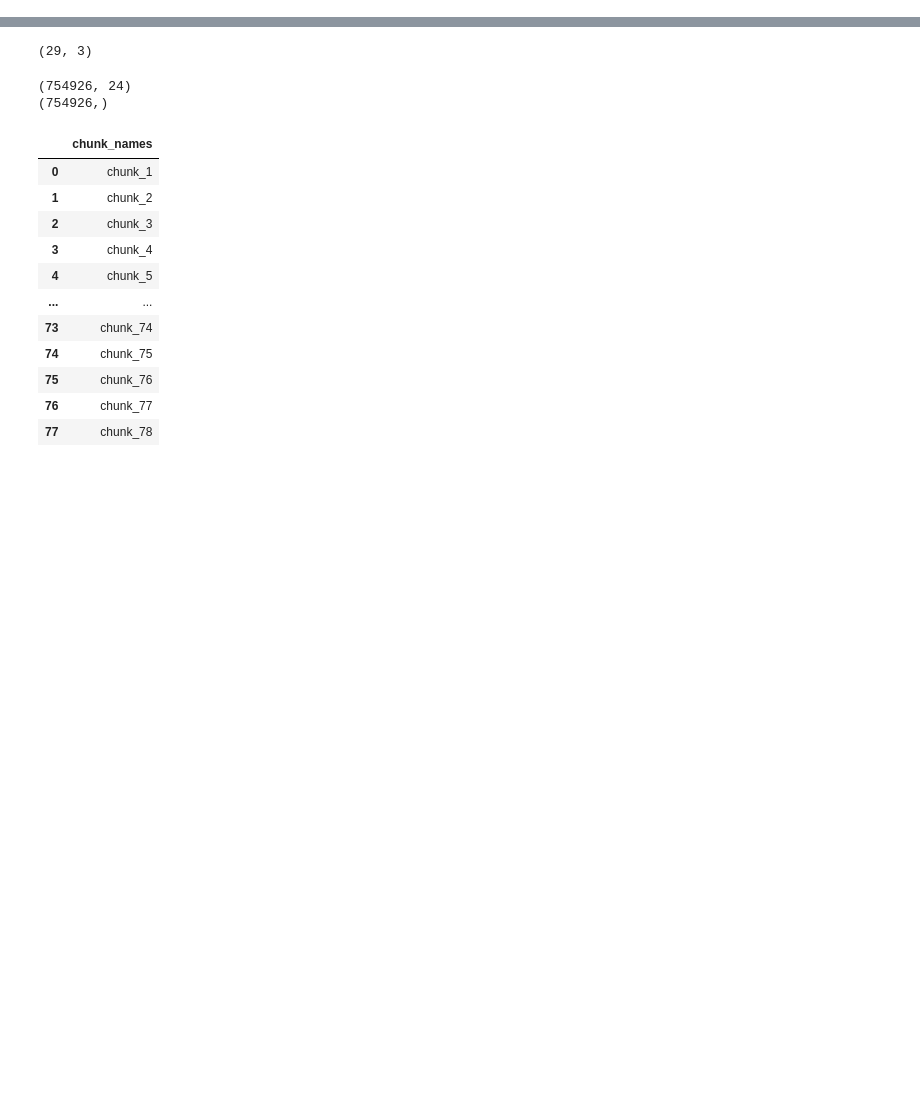
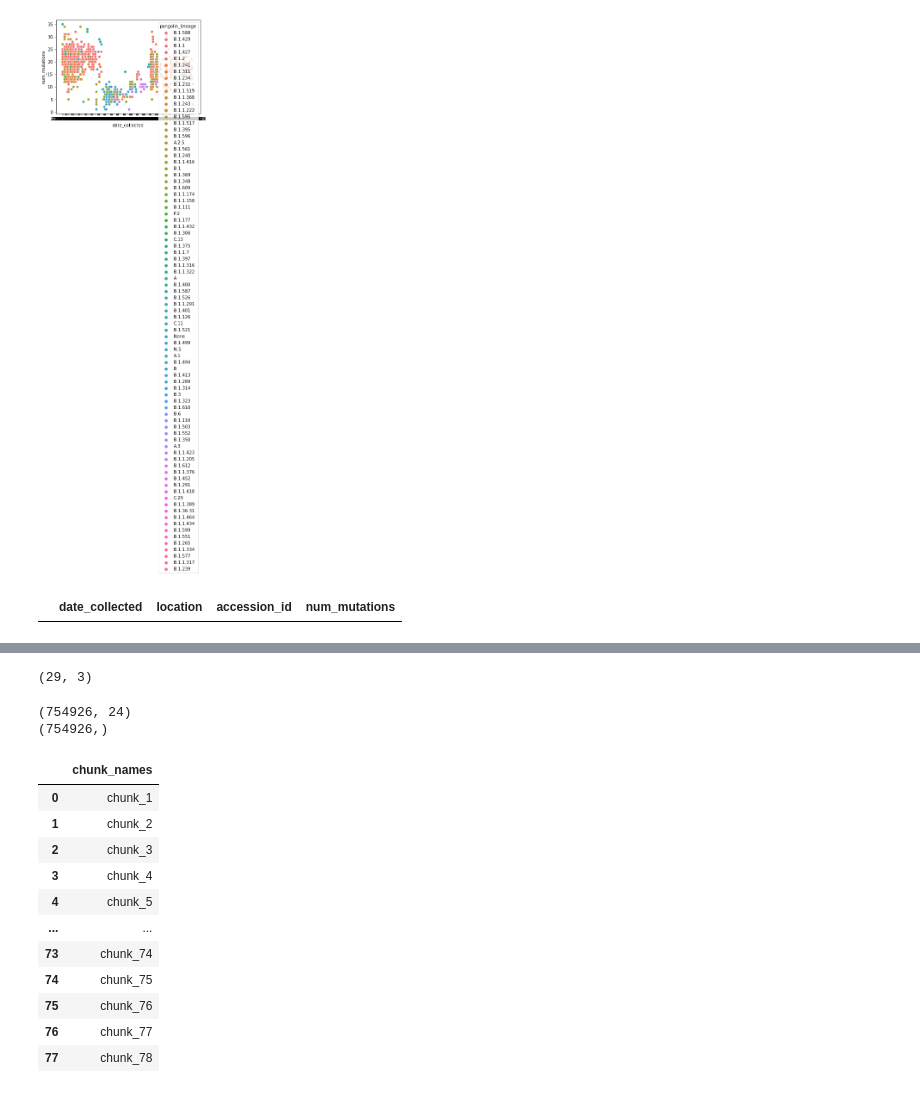
Before and after one commit to andersen-lab/bjorn, a Jupyter notebook: notebooks/sitrep_tests.ipynb, the cells around one changed output, grey strips where cells are left out. Drawn from its saved outputs; the diff is of its cells as text; code cells hidden in the pictures; blank space fills up the shorter version.

```diff
--- a/notebooks/sitrep_tests.ipynb
+++ b/notebooks/sitrep_tests.ipynb
@@ -6,0 +852,11 @@ sys.path.append('../src/')
+# %%
+import seaborn as sns
+df = ans[ans['location'].str.contains(loc)].copy()
+sns.scatterplot('date_collected', 'num_mutations', data=df, hue='pangolin_lineage')
+plt.show()
+# %% [output]
+[figure, added]
+# %%
+ans2[ans2['location'].str.contains('Diego')]
+# %% [output]
+|  | date_collected | location | accession_id | num_mutations |
```
Also changed, not shown: parts of 75 cells of this notebook.
